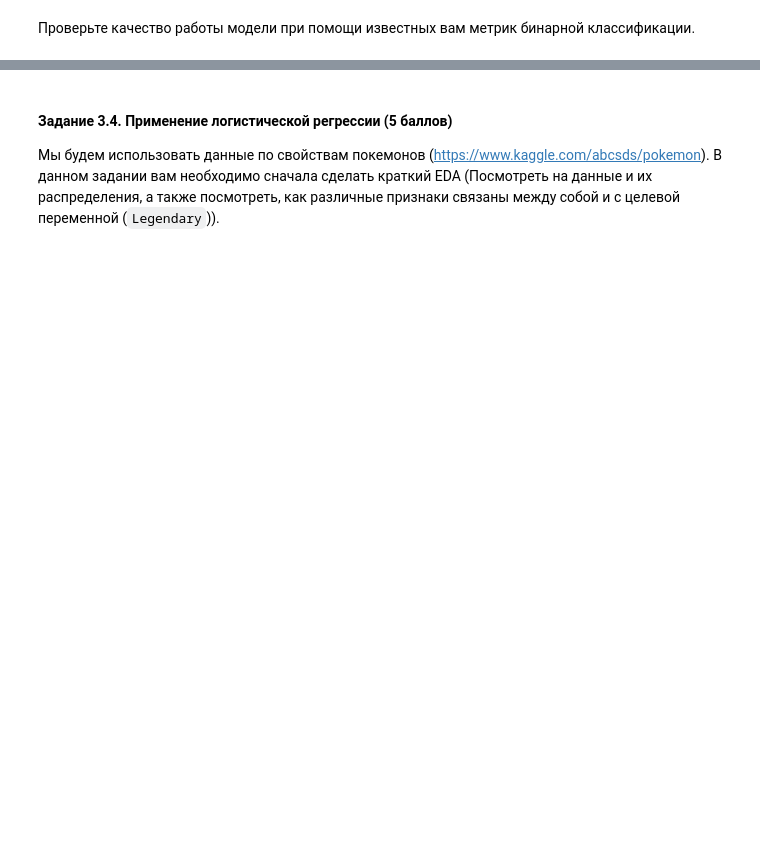
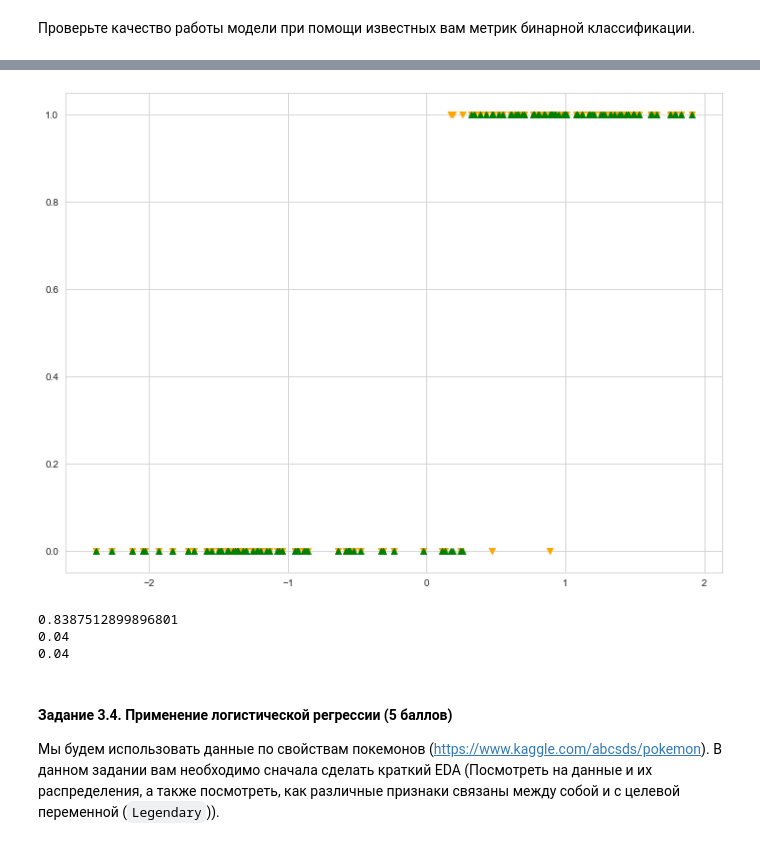
Before and after one commit to Tatiana-kik/BI_ML_2021, a Jupyter notebook: lesson_2_linmodels_GD/homework/Linear_models.ipynb, the cells around one changed output, grey strips where cells are left out. Cells and saved outputs as stored; diff of their text form; code cells hidden in the pictures; blank space fills up the shorter version.

```diff
--- a/lesson_2_linmodels_GD/homework/Linear_models.ipynb
+++ b/lesson_2_linmodels_GD/homework/Linear_models.ipynb
@@ -683,3 +713,21 @@ plt.scatter(X, y_pred);
+# %%
+plt.scatter(x_test, y_test, marker = 'v', c = 'orange')
+plt.scatter(x_test, y_pred, marker = '^', c = 'green');
+# %% [output]
+[figure, added]
+# %%
+# R2 score:
+print(r2_score(y_test, y_pred))
+
+# MSE:
+print(mean_squared_error(y_test, y_pred))
+
+# MAE:
+print(mean_absolute_error(y_test, y_pred))
+# %% [output]
+0.8387512899896801
+0.04
+0.04
 # %% [markdown]
 #### Задание 3.4. Применение логистической регрессии (5 баллов)
 
```
Also changed, not shown: parts of 43 cells of this notebook.
